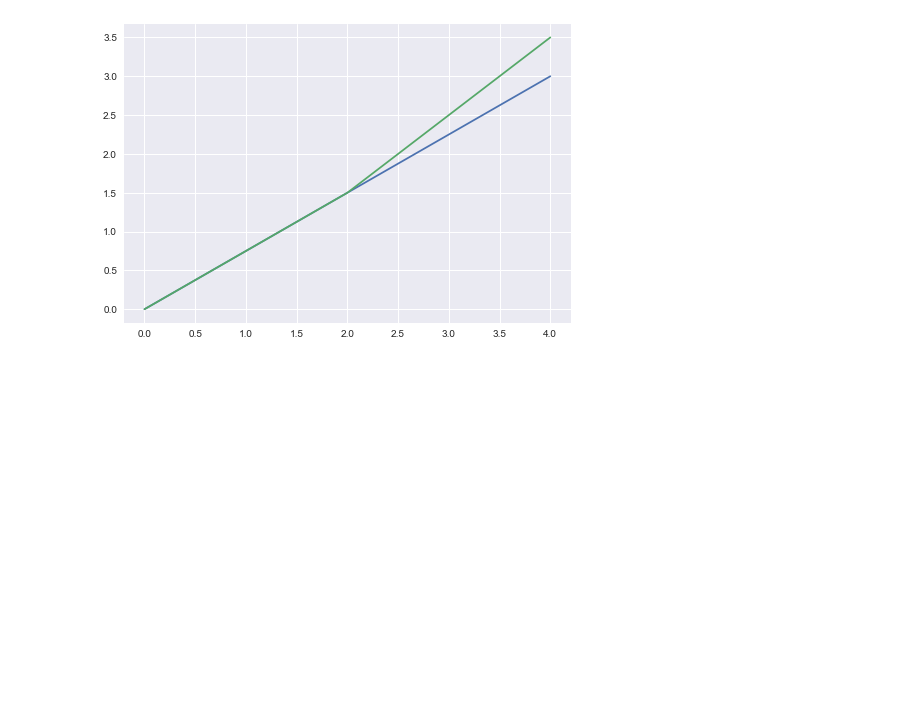
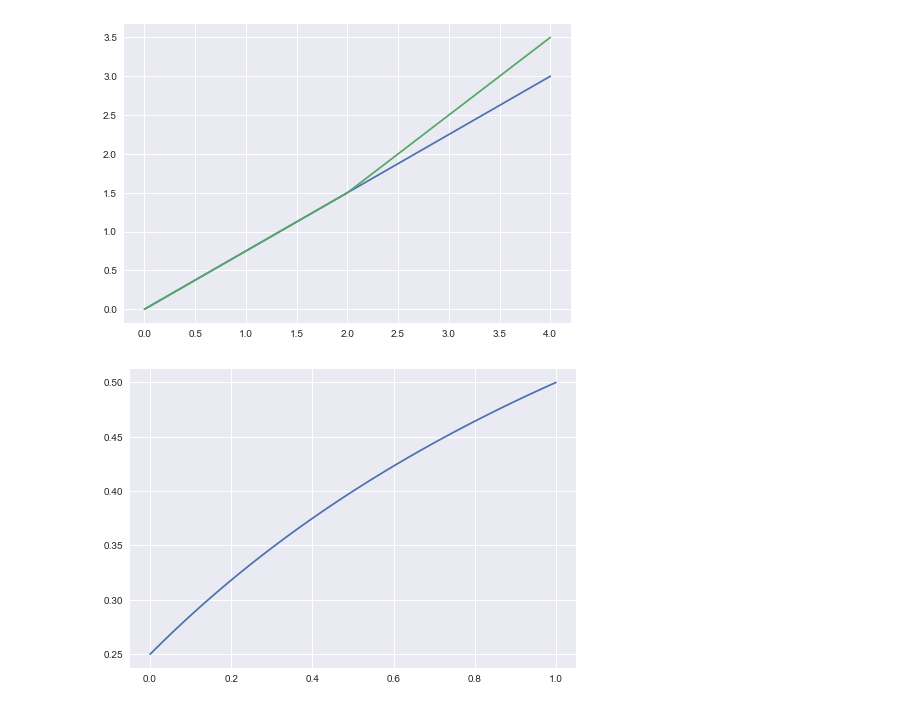
Before and after one commit to darpa-brass/adaptive-constraint-satisfaction, a Jupyter notebook: metrics/Metric Functions.ipynb, the cells around one changed output. Drawn from its saved outputs; the diff is of its cells as text; code cells hidden in the pictures; blank space fills up the shorter version.

Commit message:
added value functions

```diff
--- a/metrics/Metric Functions.ipynb
+++ b/metrics/Metric Functions.ipynb
@@ -62,3 +63,30 @@ plt.show()
 # %% [output]
 [figure]
 [figure]
+# %%
+def sensor_value(time_fraction):
+    # value of an individual sensor given the fraction of time it is sampling
+    # 3 sensors at 1/4 time is full value
+    # only meaningful at non-zero sample rates
+    return 1 - 3 / (2 * time_fraction + 4)
+
+x = np.linspace(0, 1, 100)
+y = sensor_value(x)
+plt.plot(x, y)
+plt.show()
+
+def device_value(n):
+    # n device inputs
+    # device sample rate goes up as there are less devices
+    # individual device value goes up with higher sample rates
+    factor = math.ceil(math.log(n, 2))
+    active_time = (1/2**factor)
+    return sensor_value(active_time)
+
+ideal = lambda _: 3 * device_value(3)
+broken = lambda _: 2 * device_value(3)
+adapted = lambda _: 2 * device_value(2)
+
+value_3 = scenario(ideal, 3)
+# %% [output]
+[figure, added]
```
Also changed, not shown: parts of 3 cells of this notebook.
